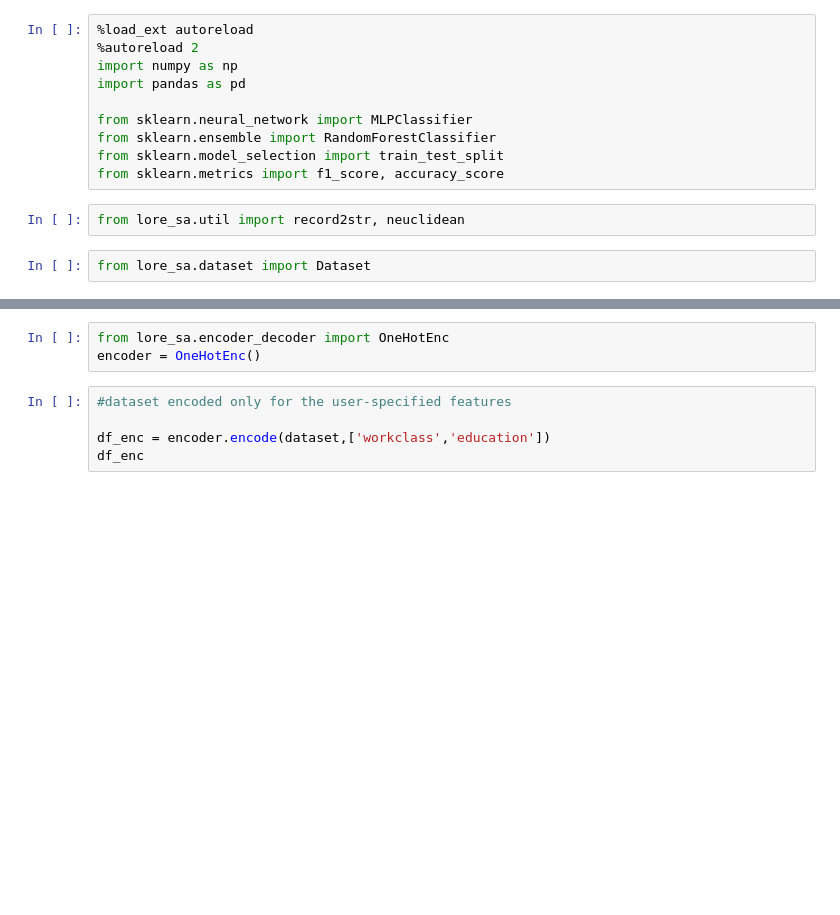
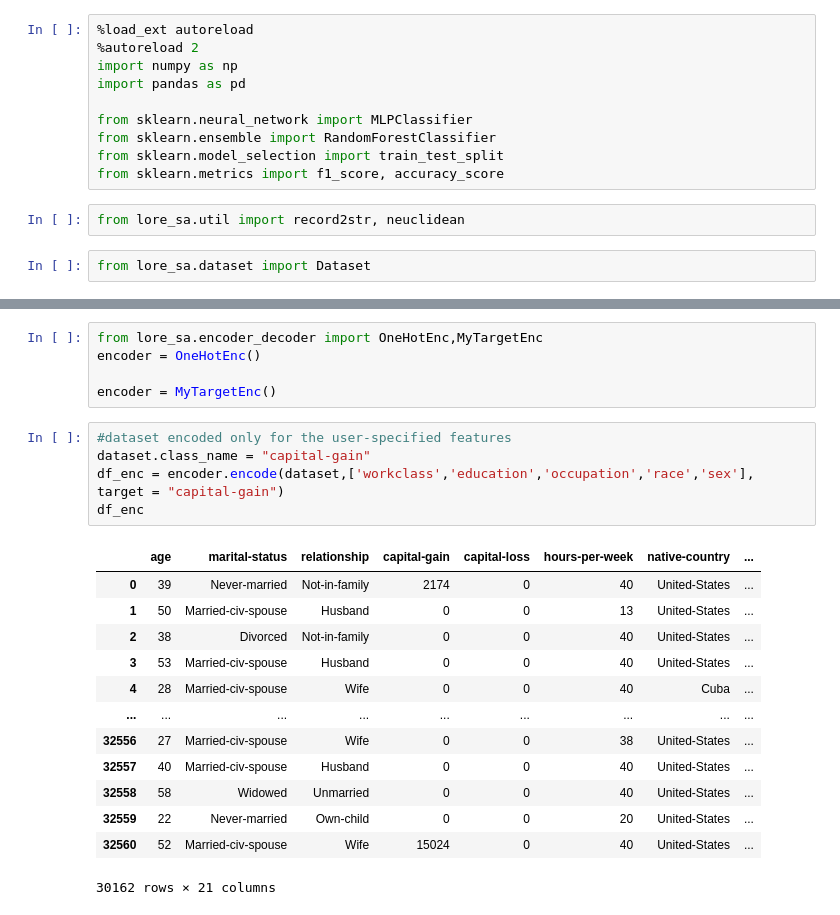
Before and after one commit to valevalerio/LORE_sa, a Jupyter notebook: notebook_test.ipynb, the cells around one changed output, grey strips where cells are left out. Drawn from its saved outputs; the diff is of its cells as text; blank space fills up the shorter version.

Commit message:
Target encoder and decoder stable

```diff
--- a/notebook_test.ipynb
+++ b/notebook_test.ipynb
@@ -22,11 +50,27 @@ dataset.df
 # %%
-from lore_sa.encoder_decoder import OneHotEnc
+from lore_sa.encoder_decoder import OneHotEnc,MyTargetEnc
 encoder = OneHotEnc()
+
+encoder = MyTargetEnc()
 # %%
 #dataset encoded only for the user-specified features
-
-df_enc = encoder.encode(dataset,['workclass','education'])
+dataset.class_name = "capital-gain"
+df_enc = encoder.encode(dataset,['workclass','education','occupation','race','sex'], target = "capital-gain")
 df_enc
+# %% [output]
+|  | age | marital-status | relationship | capital-gain | capital-loss | hours-per-week | native-country | ... |
+| 0 | 39 | Never-married | Not-in-family | 2174 | 0 | 40 | United-States | ... |
+| 1 | 50 | Married-civ-spouse | Husband | 0 | 0 | 13 | United-States | ... |
+| 2 | 38 | Divorced | Not-in-family | 0 | 0 | 40 | United-States | ... |
+| 3 | 53 | Married-civ-spouse | Husband | 0 | 0 | 40 | United-States | ... |
+| 4 | 28 | Married-civ-spouse | Wife | 0 | 0 | 40 | Cuba | ... |
+| ... | ... | ... | ... | ... | ... | ... | ... | ... |
+| 32556 | 27 | Married-civ-spouse | Wife | 0 | 0 | 38 | United-States | ... |
+| 32557 | 40 | Married-civ-spouse | Husband | 0 | 0 | 40 | United-States | ... |
+| 32558 | 58 | Widowed | Unmarried | 0 | 0 | 40 | United-States | ... |
+| 32559 | 22 | Never-married | Own-child | 0 | 0 | 20 | United-States | ... |
+| 32560 | 52 | Married-civ-spouse | Wife | 15024 | 0 | 40 | United-States | ... |
+30162 rows × 21 columns
 # %%
 print (encoder)
 
```
Also changed, not shown: parts of 3 cells of this notebook.
